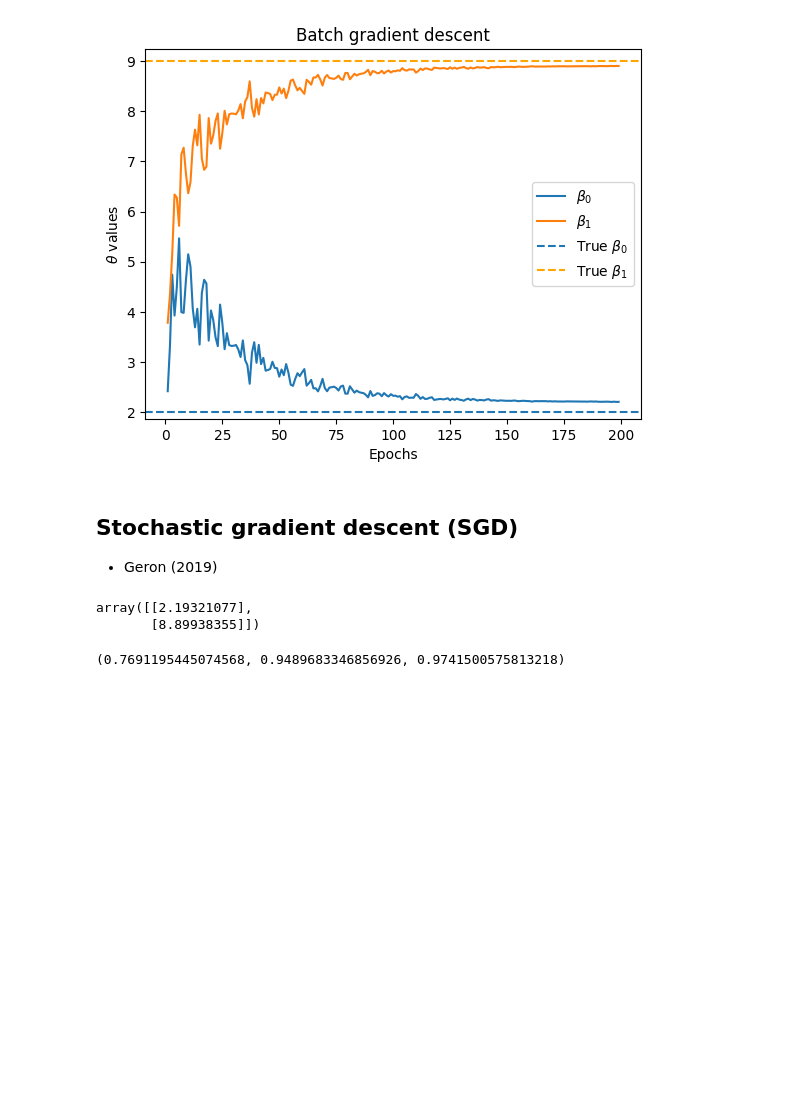
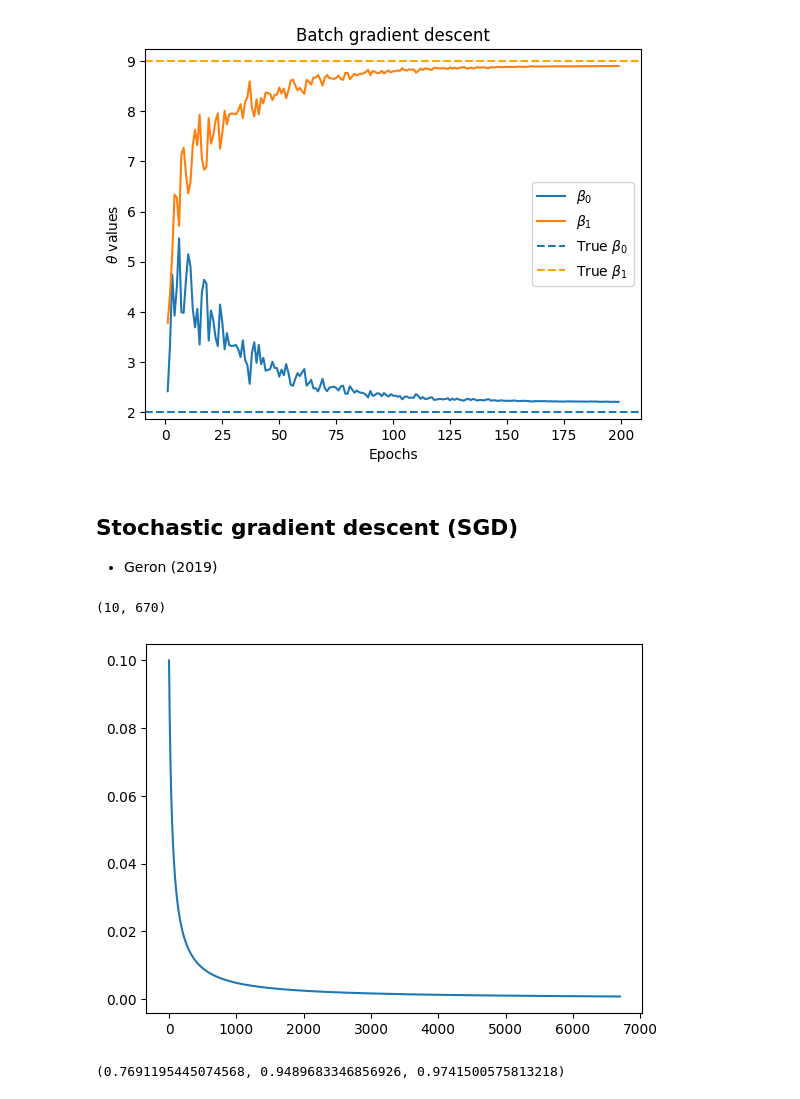
Before and after one commit to HakanAkerblom/Machine-learning-Hakan-Akerblom, a Jupyter notebook: Code-along/L01-Gradient_descent.ipynb, the cells around one changed output. Cells and saved outputs as stored; diff of their text form; code cells hidden in the pictures; blank space fills up the shorter version.

```diff
--- a/Code-along/L01-Gradient_descent.ipynb
+++ b/Code-along/L01-Gradient_descent.ipynb
@@ -101,28 +101,35 @@ ax.legend()
 # %%
 epochs = 10
 t0, t1 = 5, 50 # learning schedule hyperparameters
 
 def learning_rate_schedule(t):
     """Decays the learning rate as training progresses"""
     return t0/(t+t1)
 
 theta = np.random.randn(2, 1)
 m = len(X_train)
-
+eta_list = []
 for epoch in range(epochs):
     for i in range(m):
         random_index = np.random.randint(m)
         x_i = X_train[random_index:random_index+1] # varför inte bara [random_index]
         y_i = y_train[random_index:random_index+1]
 
         gradient = 2*x_i.T.dot(x_i.dot(theta) - y_i)
         eta = learning_rate_schedule(epoch*m+i) # to have large steps in beginning and decaying it towards the end
         theta -= eta*gradient
+        eta_list.append(eta)
+
+
+
 
 theta
+
+plt.plot(eta_list)
+epochs, m
 # %% [output]
-array([[2.19321077],
-       [8.89938355]])
+(10, 670)
+[figure, added]
 # %%
 y_pred = X_test @ theta
 MAE = np.mean(np.abs(y_test-y_pred))
```
Also changed, not shown: 1 other file.
